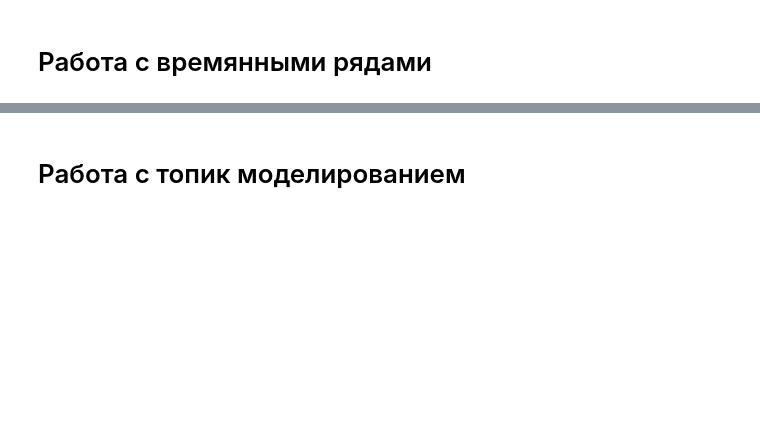
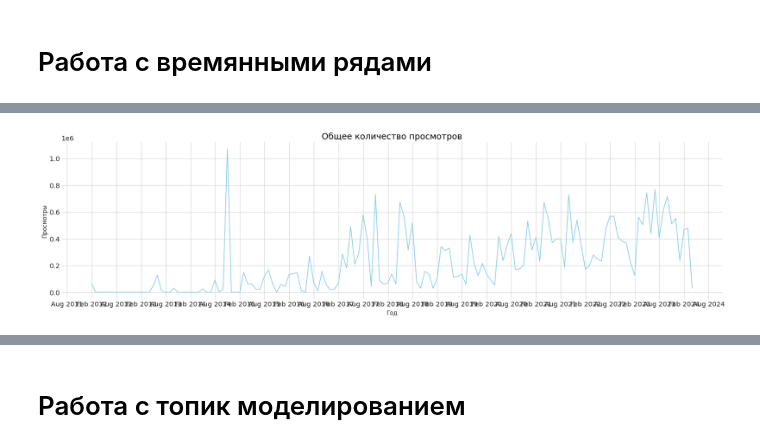
Before and after one commit to daxausername/parsing_habr, a Jupyter notebook: EDA.ipynb, the cells around one changed output, grey strips where cells are left out. Saved outputs shown, nothing was run; the diff lists cells and outputs as text; code cells hidden in the pictures; blank space fills up the shorter version.

```diff
--- a/EDA.ipynb
+++ b/EDA.ipynb
@@ -271,2 +266,0 @@ from statsmodels.tsa.seasonal import seasonal_decompose
-# %%
-habr_metadata_ts = habr_metadata.set_index('time')
@@ -282,0 +267,23 @@ NameError: name 'habr_metadata' is not defined
+# %%
+# групировка по годам и месяцу
+yearly_stats = habr_metadata.groupby(pd.Grouper(key='time', freq='ME')).agg(
+    total_views=('views', 'sum'),
+    total_observations=('views', 'count'),
+    total_bookmarks = ('bookmarks','sum' ),
+    total_comments = ('comments', 'sum')
+).reset_index()
+
+# создадим колонки с относительными наблюдениями
+
+yearly_stats['avg_views_per_observation'] = (
+    yearly_stats['total_views'] / yearly_stats['total_observations']
+)
+
+yearly_stats['avg_bookmarks_per_observation'] = (
+    yearly_stats['total_bookmarks'] / yearly_stats['total_observations']
+)
+
+yearly_stats['avg_comments_per_observation'] = (
+    yearly_stats['total_comments'] / yearly_stats['total_observations']
+)
+yearly_stats
@@ -282,0 +304,20 @@ NameError: name 'habr_metadata' is not defined
+# %%
+# Визуализация
+fig, ax = plt.subplots(figsize=(25, 6))
+plt.title("Общее количество просмотров", fontsize=18, color = 'black')
+rcParams['font.family'] = 'DejaVu Sans'
+rcParams['font.size'] = 14
+plt.xlabel("Год")
+plt.ylabel("Просмотры")
+
+# График общего количества просмотров
+
+plt.plot(yearly_stats['time'], yearly_stats['total_views'], color='skyblue')
+
+# Используем YearLocator для размещения тиков по годам:
+plt.gca().xaxis.set_major_locator(mdates.MonthLocator(interval=6))
+
+# Форматируем тики как год (четыре цифры):
+plt.gca().xaxis.set_major_formatter(mdates.DateFormatter('%b %Y'))
+# %% [output]
+[figure, added]
```
Also changed, not shown: parts of 39 cells of this notebook, 2 other files.
